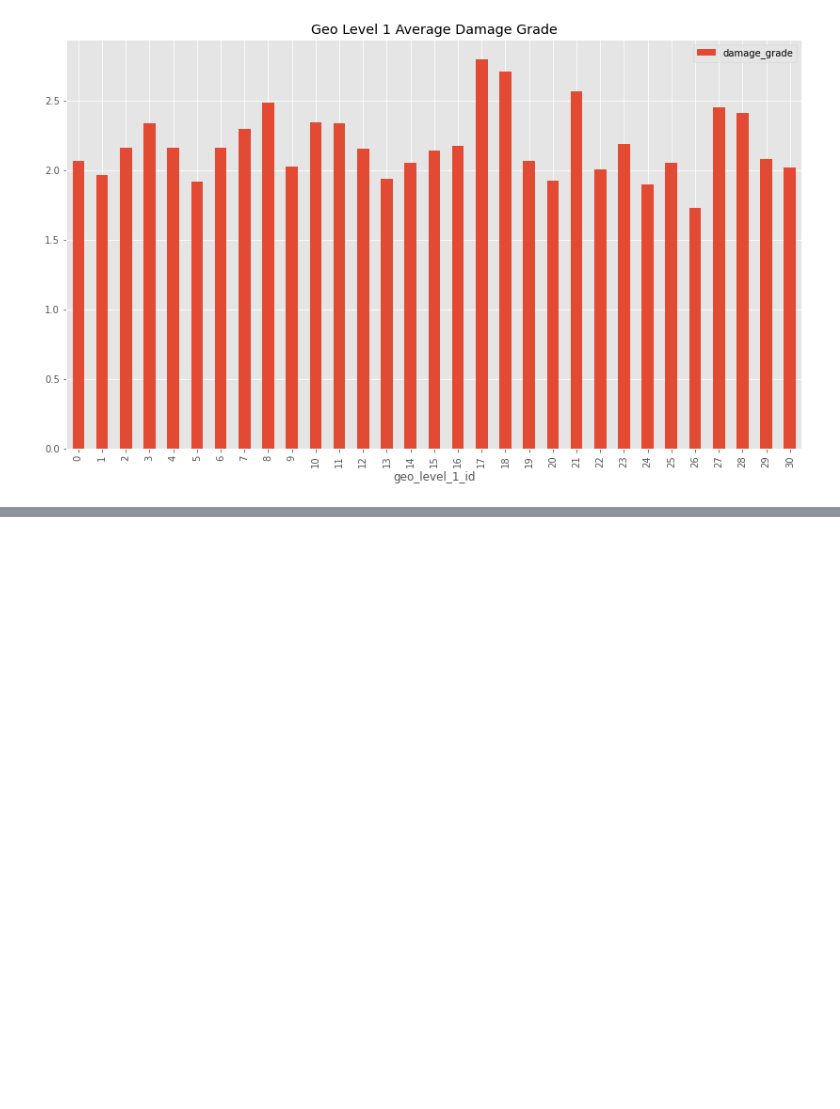
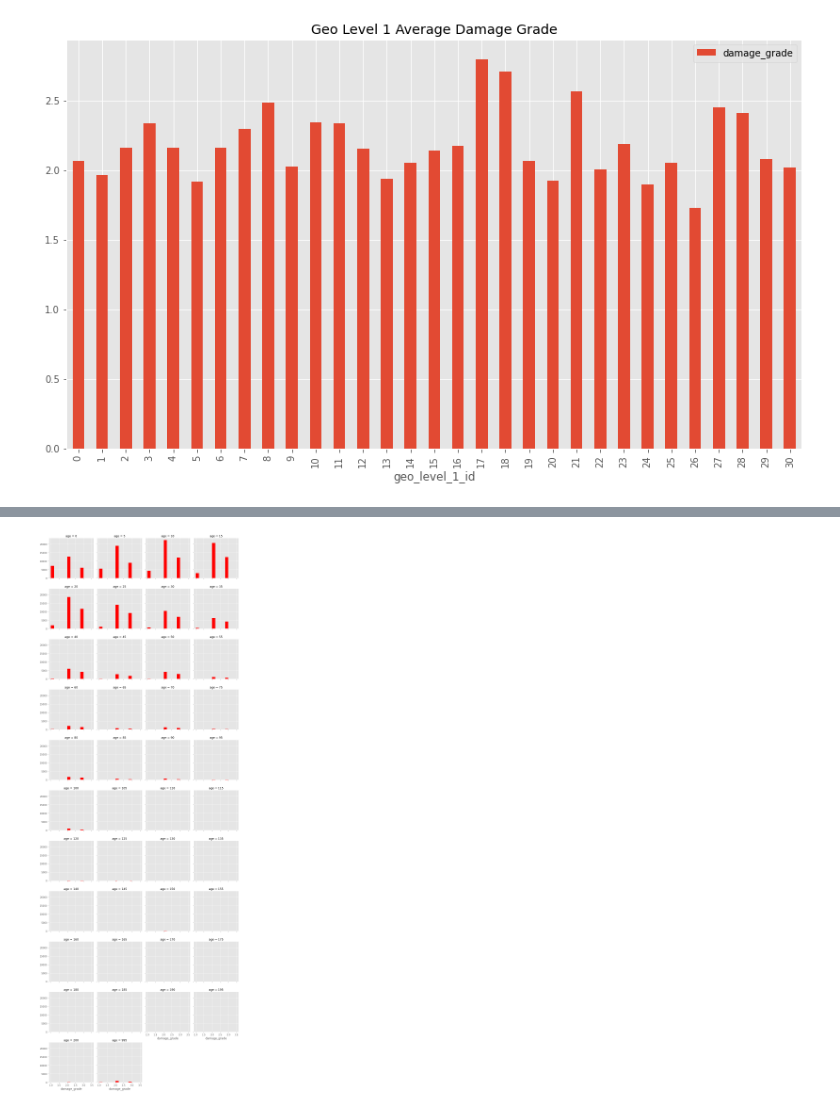
Before and after one commit to 21Ovi/Earthquake-Damage-Prediction, a Jupyter notebook: Equake_Beta_1.ipynb, the cells around one changed output, grey strips where cells are left out. Drawn from its saved outputs; the diff is of its cells as text; code cells hidden in the pictures; blank space fills up the shorter version.

```diff
--- a/Equake_Beta_1.ipynb
+++ b/Equake_Beta_1.ipynb
@@ -193,0 +199,5 @@ df[['geo_level_1_id', 'damage_grade']].groupby(['geo_level_1_id']).mean().plot(k
+# %%
+g = sns.FacetGrid(df, col='age', col_wrap=4)
+g = g.map(plt.hist, "damage_grade", color="r")
+# %% [output]
+[figure, added]
```
Also changed, not shown: parts of 12 cells of this notebook.
